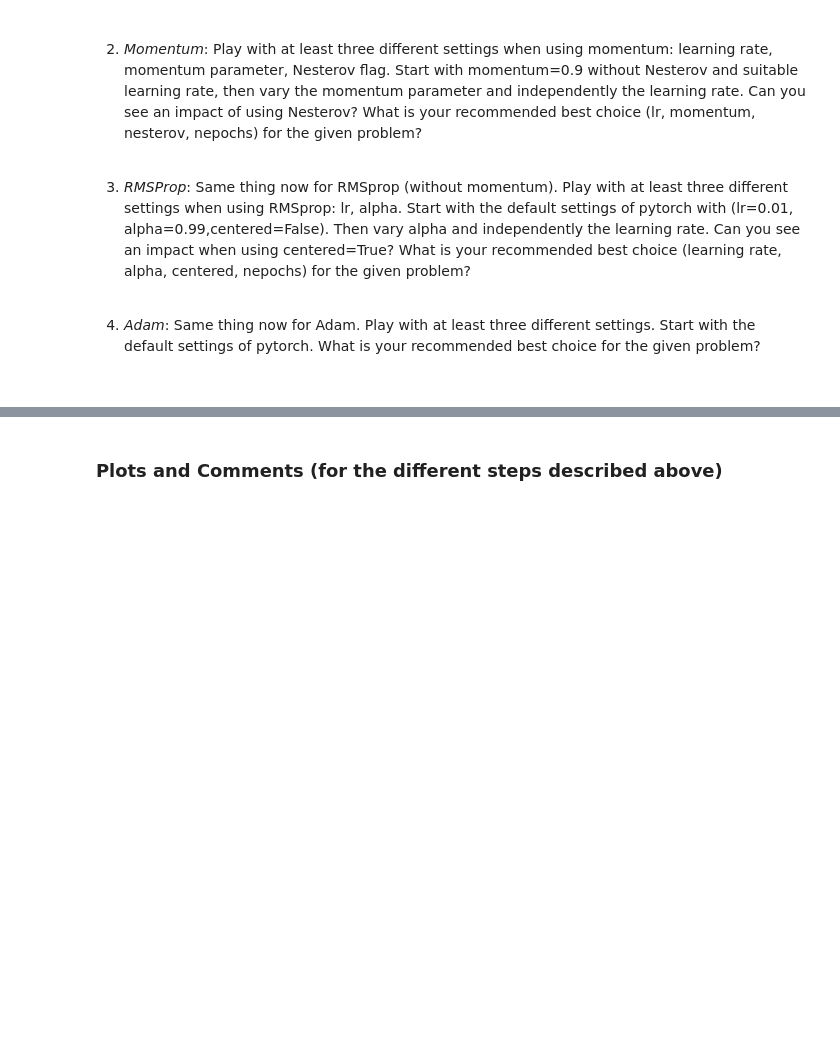
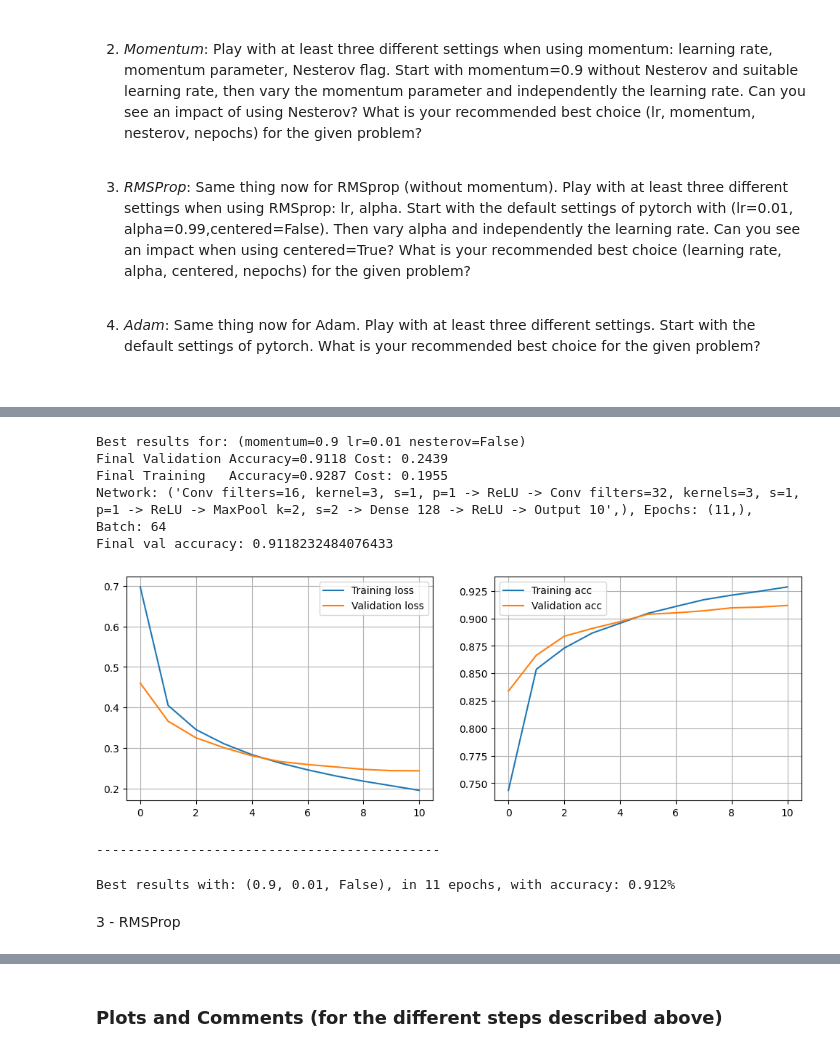
Before and after one commit to dave1b/TSM_DeLearn, a Jupyter notebook: week5/PW05_optimisers_FashionMNIST_dave_brunner_pytorch.ipynb, the cells around one changed output, grey strips where cells are left out. Saved outputs shown, nothing was run; the diff lists cells and outputs as text; code cells hidden in the pictures; blank space fills up the shorter version.

```diff
--- a/week5/PW05_optimisers_FashionMNIST_dave_brunner_pytorch.ipynb
+++ b/week5/PW05_optimisers_FashionMNIST_dave_brunner_pytorch.ipynb
@@ -375,0 +404,26 @@ Use the code above to explore different settings for the different optimizers. U
+# %%
+k_folds = 5
+batch_size = 64
+loss_function = nn.CrossEntropyLoss()
+dataset = ConcatDataset([training_data, validation_data])
+network = cnn_model()
+
+params = [
+    # just vary momentum
+    (0.9, 0.01, False), (0.5, 0.01, False), (0.1, 0.01, False),
+    # vary learning rate
+    (0.9, 0.005, False), (0.9, 0.05, False), (0.9, 0.025, False),
+    # vary nesterov
+    (0.9, 0.01, False)
+]
+
+res_dict = {}
+
+for (momentum, lr, nesterov) in params:
+    optimizer = torch.optim.SGD(network.parameters(), lr=lr, momentum=momentum, nesterov=nesterov)
+    res_dict[momentum, lr, nesterov] = cross_validate(network, k_folds, batch_size, optimizer, loss_function,
+                                                      dataset, 1)
+
+res_dict = dict(sorted(res_dict.items(), key=lambda item: item[1]))
+[print(f"Params (m={mom} lr={lr} nesterov={nes}) -> Accuracy: {acc:.3f}%") for (mom, lr, nes), acc in
+ res_dict.items()]
@@ -376 +445,31 @@ Use the code above to explore different settings for the different optimizers. U
+# %%
+n_epochs = 11
+batch_size = 64
+best_params = list(res_dict)[-1]
+network = cnn_model()
+best_params_str = f"(momentum={best_params[0]} lr={best_params[1]} nesterov={best_params[2]})"
+print(f"Best results for: {best_params_str}")
+
+best_optimizer = torch.optim.SGD(network.parameters(), momentum=best_params[0], lr=best_params[1],
+                                 nesterov=best_params[2])
+cost_hist, cost_hist_test, acc_hist, acc_hist_test = train_eval(network, best_optimizer, n_epochs, training_loader,
+                                                                validation_loader)
+results.append(
+    Result(model_description, n_epochs, batch_size, acc_hist, acc_hist_test, cost_hist, cost_hist_test, None))
+results[-1].plot_result()
+# %% [output]
+Best results for: (momentum=0.9 lr=0.01 nesterov=False)
+Final Validation Accuracy=0.9118 Cost: 0.2439
+Final Training   Accuracy=0.9287 Cost: 0.1955
+Network: ('Conv filters=16, kernel=3, s=1, p=1 -> ReLU -> Conv filters=32, kernels=3, s=1, p=1 -> ReLU -> MaxPool k=2, s=2 -> Dense 128 -> ReLU -> Output 10',), Epochs: (11,), Batch: 64
+Final val accuracy: 0.9118232484076433
+[figure, added]
+--------------------------------------------
+# %%
+# 2. Momentum
+print(f"Best results with: {best_params}, in {n_epochs} epochs, with accuracy: {acc_hist_test[-1]:.3f}%")
+# %% [output]
+Best results with: (0.9, 0.01, False), in 11 epochs, with accuracy: 0.912%
+# %% [markdown]
+3 - RMSProp
 # %%
```
Also changed, not shown: parts of 21 cells of this notebook.
